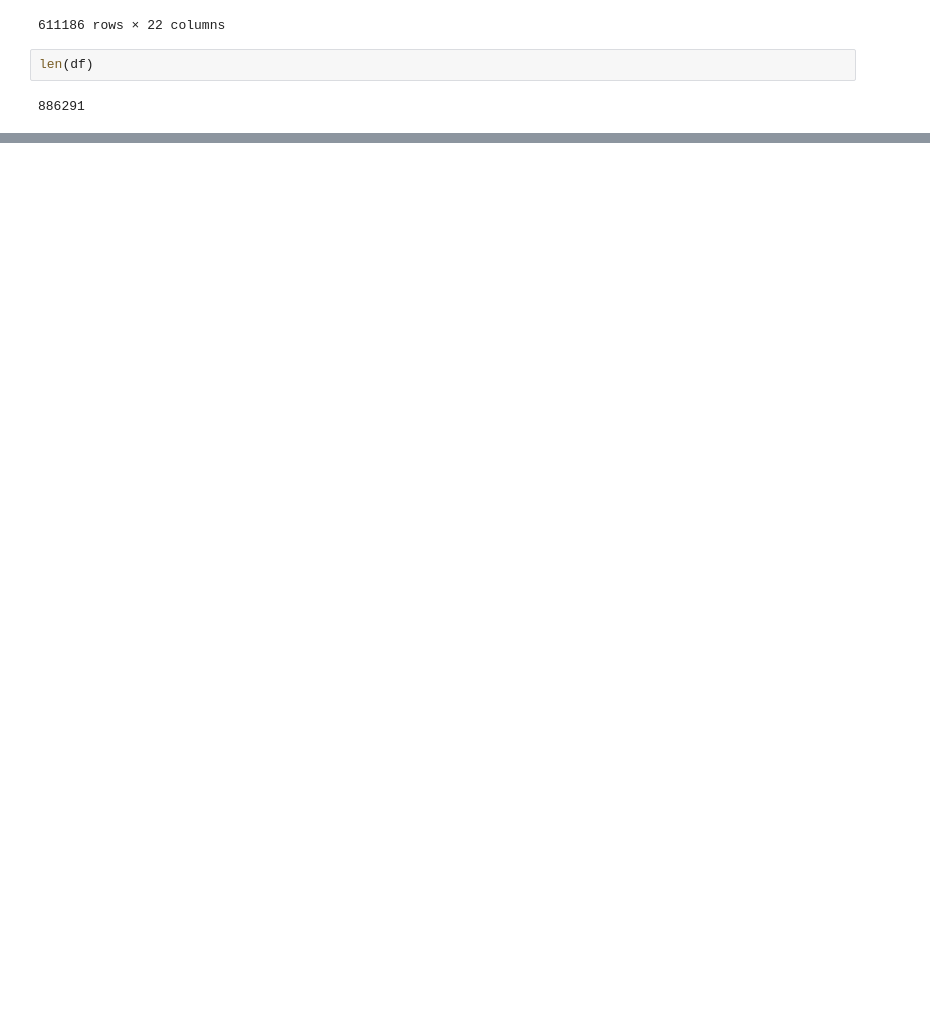
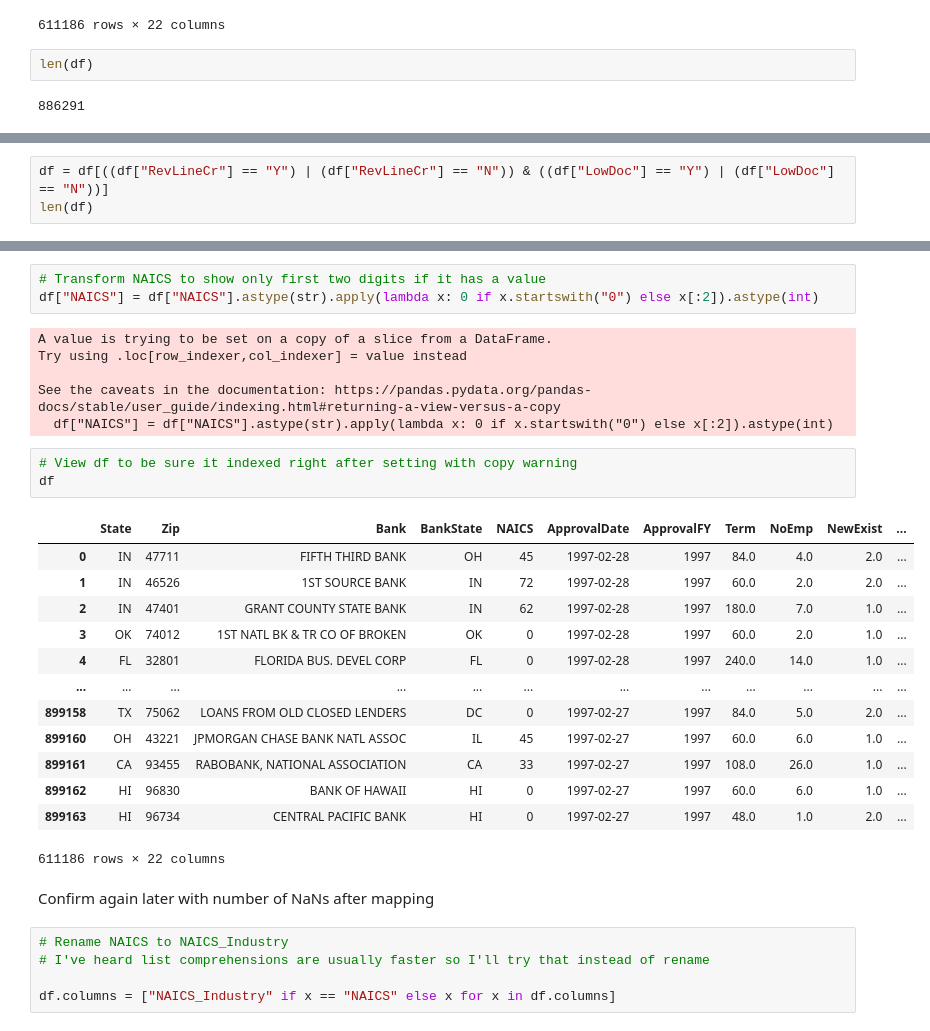
Before and after one commit to ik-okoro/SBA-Loans, a Jupyter notebook: SBA Loans Model.ipynb, the cells around one changed output, grey strips where cells are left out. Cells and saved outputs as stored; diff of their text form; blank space fills up the shorter version.

Commit message:
MApped industry data

```diff
--- a/SBA Loans Model.ipynb
+++ b/SBA Loans Model.ipynb
@@ -527,0 +533,3 @@ This is the part I took some time to think about. Should I only keep instances o
+# %%
+df = df[((df["RevLineCr"] == "Y") | (df["RevLineCr"] == "N")) & ((df["LowDoc"] == "Y") | (df["LowDoc"] == "N"))]
+len(df)
@@ -527,0 +578,33 @@ This is the part I took some time to think about. Should I only keep instances o
+# %%
+# Transform NAICS to show only first two digits if it has a value
+df["NAICS"] = df["NAICS"].astype(str).apply(lambda x: 0 if x.startswith("0") else x[:2]).astype(int)
+# %% [output]
+A value is trying to be set on a copy of a slice from a DataFrame.
+Try using .loc[row_indexer,col_indexer] = value instead
+
+See the caveats in the documentation: https://pandas.pydata.org/pandas-docs/stable/user_guide/indexing.html#returning-a-view-versus-a-copy
+  df["NAICS"] = df["NAICS"].astype(str).apply(lambda x: 0 if x.startswith("0") else x[:2]).astype(int)
+# %%
+# View df to be sure it indexed right after setting with copy warning
+df
+# %% [output]
+|  | State | Zip | Bank | BankState | NAICS | ApprovalDate | ApprovalFY | Term | NoEmp | NewExist | ... |
+| 0 | IN | 47711 | FIFTH THIRD BANK | OH | 45 | 1997-02-28 | 1997 | 84.0 | 4.0 | 2.0 | ... |
+| 1 | IN | 46526 | 1ST SOURCE BANK | IN | 72 | 1997-02-28 | 1997 | 60.0 | 2.0 | 2.0 | ... |
+| 2 | IN | 47401 | GRANT COUNTY STATE BANK | IN | 62 | 1997-02-28 | 1997 | 180.0 | 7.0 | 1.0 | ... |
+| 3 | OK | 74012 | 1ST NATL BK & TR CO OF BROKEN | OK | 0 | 1997-02-28 | 1997 | 60.0 | 2.0 | 1.0 | ... |
+| 4 | FL | 32801 | FLORIDA BUS. DEVEL CORP | FL | 0 | 1997-02-28 | 1997 | 240.0 | 14.0 | 1.0 | ... |
+| ... | ... | ... | ... | ... | ... | ... | ... | ... | ... | ... | ... |
+| 899158 | TX | 75062 | LOANS FROM OLD CLOSED LENDERS | DC | 0 | 1997-02-27 | 1997 | 84.0 | 5.0 | 2.0 | ... |
+| 899160 | OH | 43221 | JPMORGAN CHASE BANK NATL ASSOC | IL | 45 | 1997-02-27 | 1997 | 60.0 | 6.0 | 1.0 | ... |
+| 899161 | CA | 93455 | RABOBANK, NATIONAL ASSOCIATION | CA | 33 | 1997-02-27 | 1997 | 108.0 | 26.0 | 1.0 | ... |
+| 899162 | HI | 96830 | BANK OF HAWAII | HI | 0 | 1997-02-27 | 1997 | 60.0 | 6.0 | 1.0 | ... |
+| 899163 | HI | 96734 | CENTRAL PACIFIC BANK | HI | 0 | 1997-02-27 | 1997 | 48.0 | 1.0 | 2.0 | ... |
+611186 rows × 22 columns
+# %% [markdown]
+Confirm again later with number of NaNs after mapping
+# %%
+# Rename NAICS to NAICS_Industry
+# I've heard list comprehensions are usually faster so I'll try that instead of rename
+
+df.columns = ["NAICS_Industry" if x == "NAICS" else x for x in df.columns]
```
Also changed, not shown: parts of 14 cells of this notebook.
